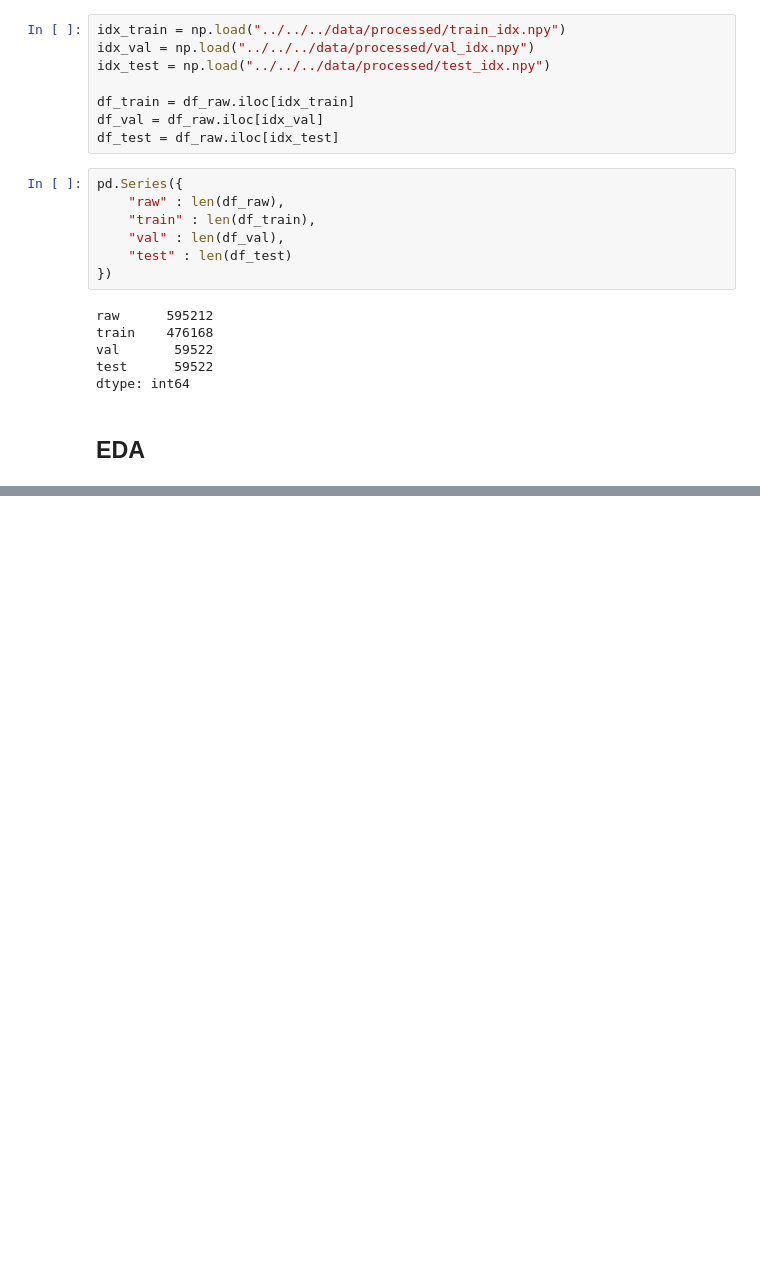
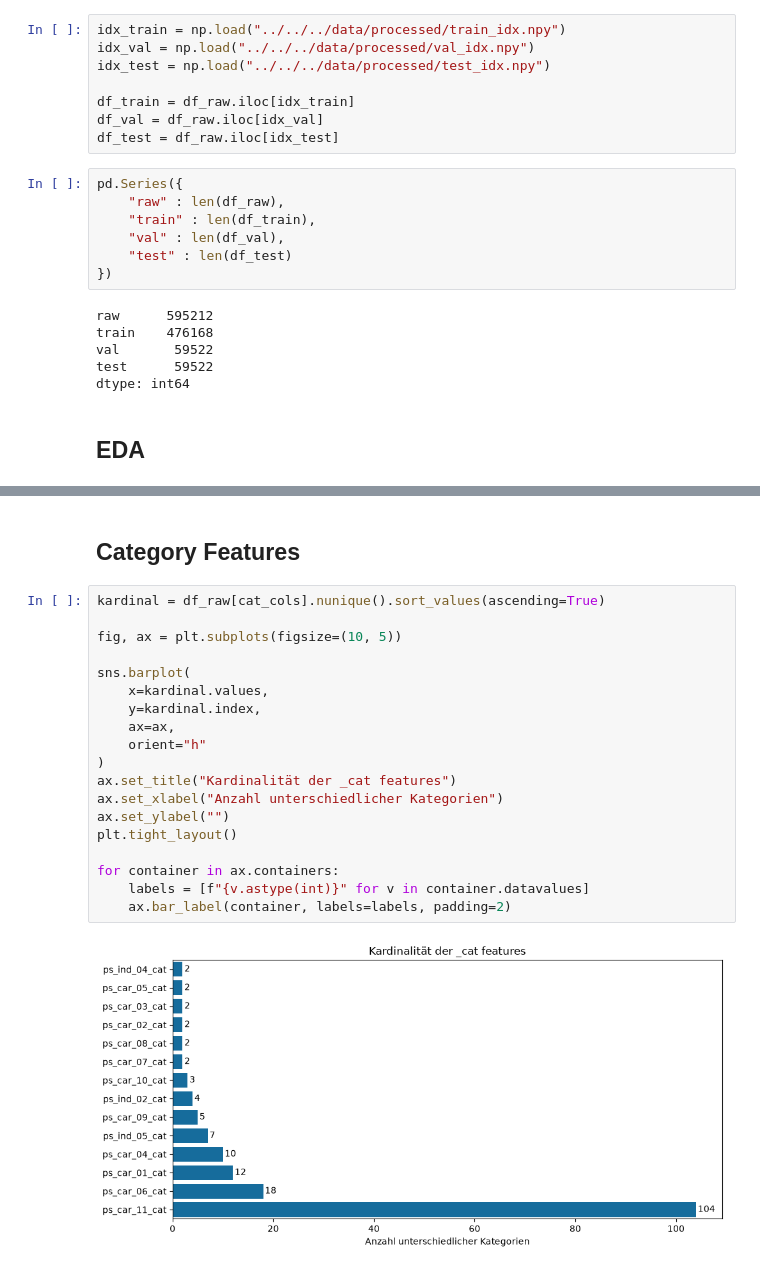
Before and after one commit to Delamijo/Advanced_Data_Analytics_University_Project, a Jupyter notebook: members/L_L/notebooks_LL/04_deep_EDA.ipynb, the cells around one changed output, grey strips where cells are left out. Saved outputs shown, nothing was run; the diff lists cells and outputs as text; blank space fills up the shorter version.

```diff
--- a/members/L_L/notebooks_LL/04_deep_EDA.ipynb
+++ b/members/L_L/notebooks_LL/04_deep_EDA.ipynb
@@ -170,0 +323,23 @@ plt.tight_layout()
+# %% [markdown]
+## Category Features
+# %%
+kardinal = df_raw[cat_cols].nunique().sort_values(ascending=True)
+
+fig, ax = plt.subplots(figsize=(10, 5))
+
+sns.barplot(
+    x=kardinal.values,
+    y=kardinal.index,
+    ax=ax,
+    orient="h"
+)
+ax.set_title("Kardinalität der _cat features")
+ax.set_xlabel("Anzahl unterschiedlicher Kategorien")
+ax.set_ylabel("")
+plt.tight_layout()
+
+for container in ax.containers:
+    labels = [f"{v.astype(int)}" for v in container.datavalues]
+    ax.bar_label(container, labels=labels, padding=2)
+# %% [output]
+[figure, added]
```
Also changed, not shown: parts of 45 cells of this notebook.
